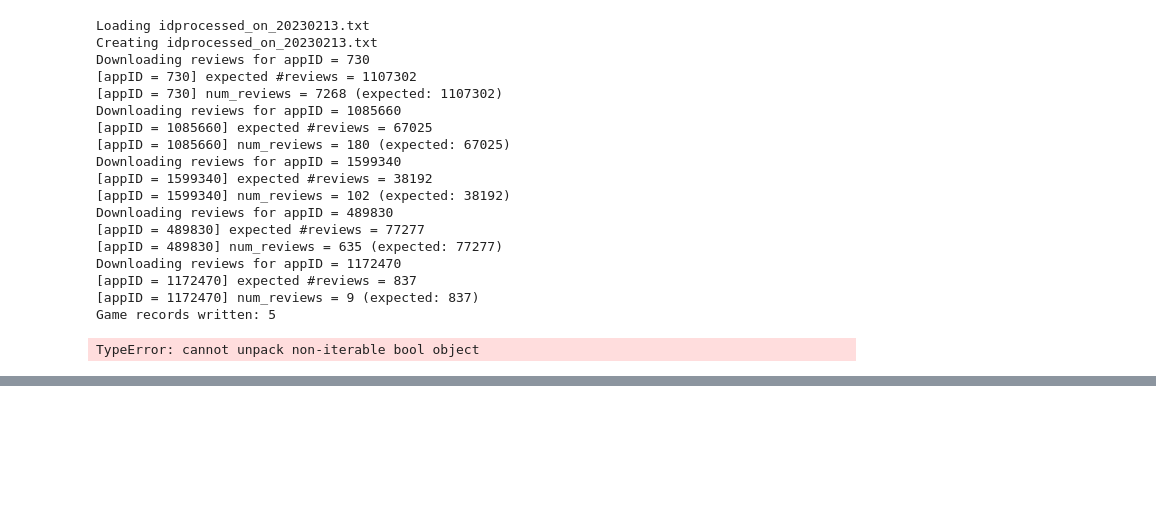
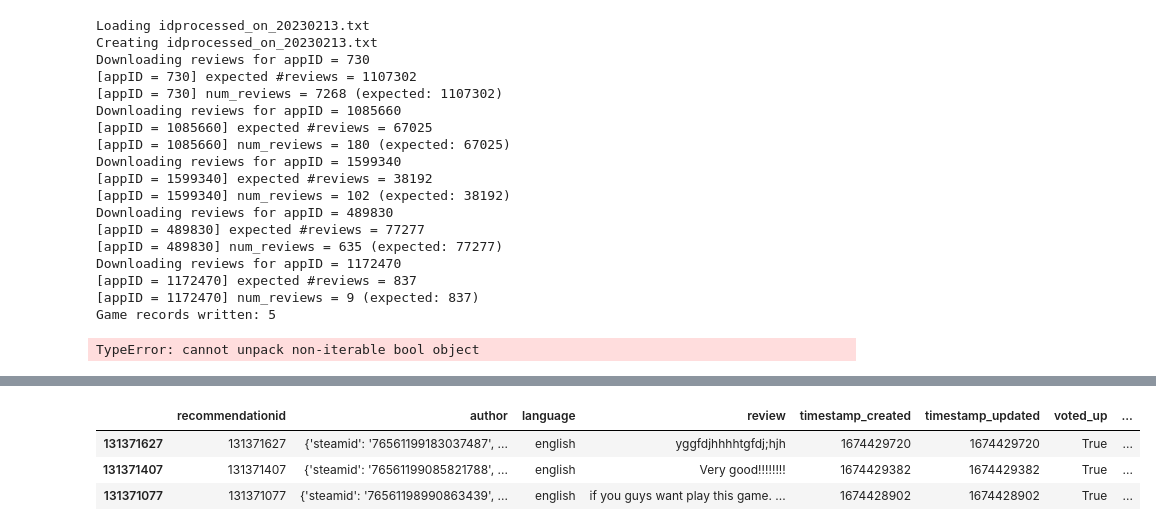
Before and after one commit to Michael-Austin-Mesa/steam-project, a Jupyter notebook: steamreviews_testing.ipynb, the cells around one changed output, grey strips where cells are left out. Drawn from its saved outputs; the diff is of its cells as text; code cells hidden in the pictures; blank space fills up the shorter version.

```diff
--- a/steamreviews_testing.ipynb
+++ b/steamreviews_testing.ipynb
@@ -284,0 +242,7 @@ csgo
+# %%
+csgo.head(3)
+# %% [output]
+|  | recommendationid | author | language | review | timestamp_created | timestamp_updated | voted_up | ... |
+| 131371627 | 131371627 | {'steamid': '76561199183037487', ... | english | yggfdjhhhhtgfdj;hjh | 1674429720 | 1674429720 | True | ... |
+| 131371407 | 131371407 | {'steamid': '76561199085821788', ... | english | Very good!!!!!!!! | 1674429382 | 1674429382 | True | ... |
+| 131371077 | 131371077 | {'steamid': '76561198990863439', ... | english | if you guys want play this game. ... | 1674428902 | 1674428902 | True | ... |
```
Also changed, not shown: parts of 18 cells of this notebook.
